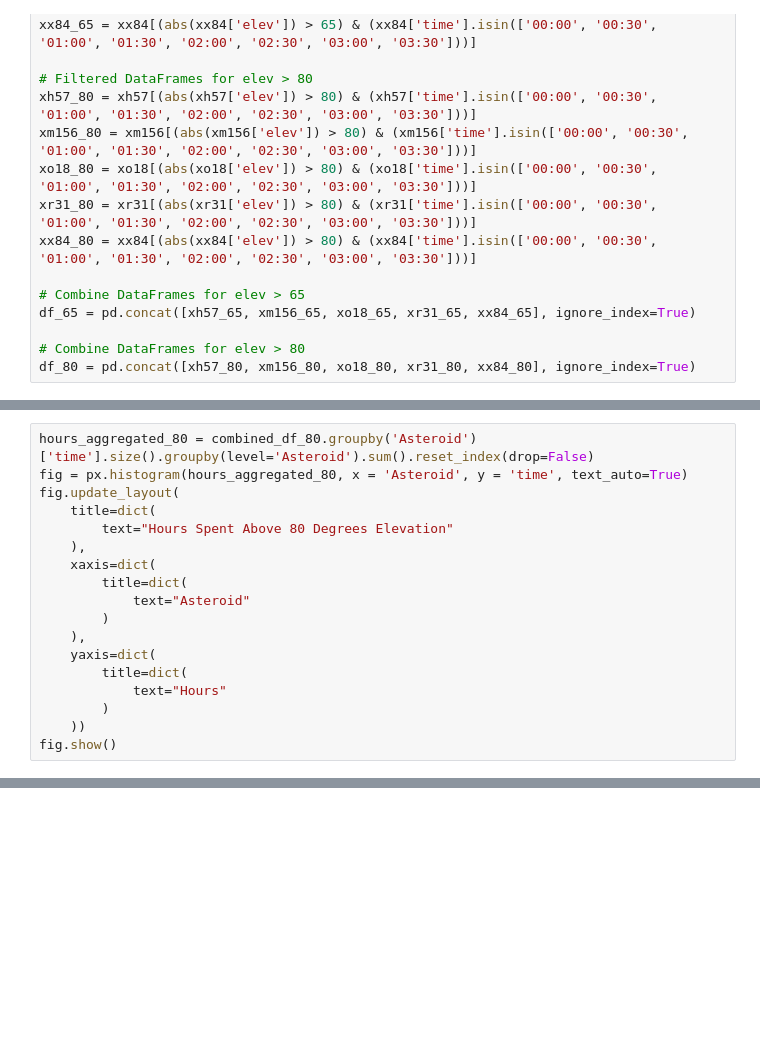
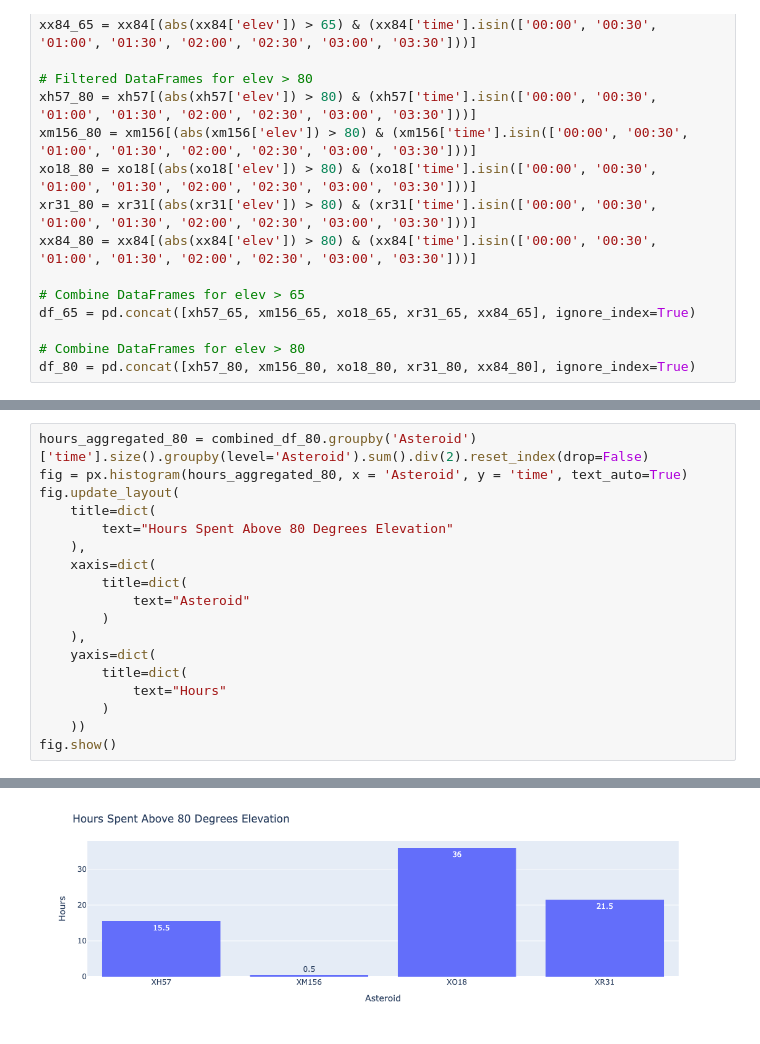
Before and after one commit to notleosun/faulkes-research, a Jupyter notebook: graphing/code/Elevation.ipynb, the cells around one changed output, grey strips where cells are left out. Drawn from its saved outputs; the diff is of its cells as text; blank space fills up the shorter version.

```diff
--- a/graphing/code/Elevation.ipynb
+++ b/graphing/code/Elevation.ipynb
@@ -186,5 +185,5 @@ fig.show()
 # %%
-hours_aggregated_80 = combined_df_80.groupby('Asteroid')['time'].size().groupby(level='Asteroid').sum().reset_index(drop=False)
+hours_aggregated_80 = combined_df_80.groupby('Asteroid')['time'].size().groupby(level='Asteroid').sum().div(2).reset_index(drop=False)
 fig = px.histogram(hours_aggregated_80, x = 'Asteroid', y = 'time', text_auto=True)
 fig.update_layout(
     title=dict(
@@ -205,0 +204 @@ fig.show()
+[figure, added]
```
Also changed, not shown: parts of 4 cells of this notebook.
